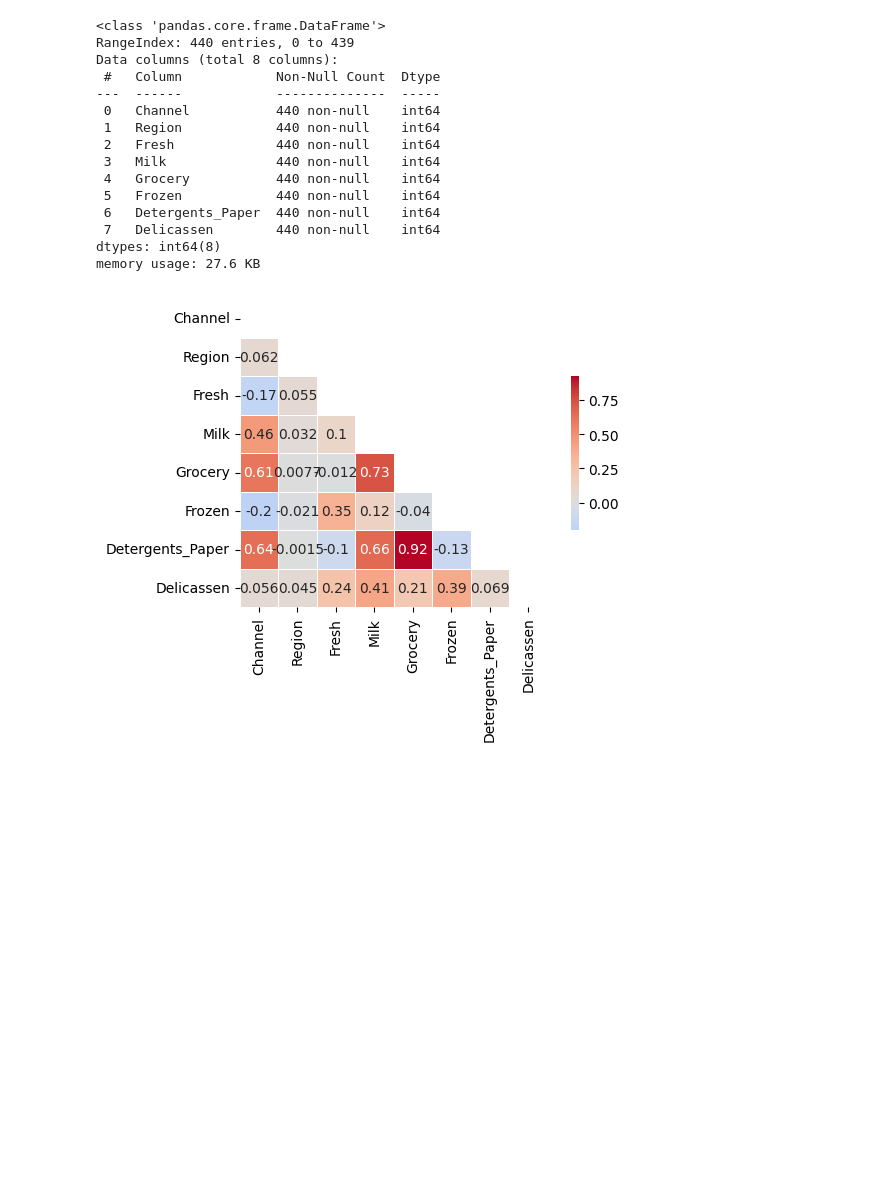
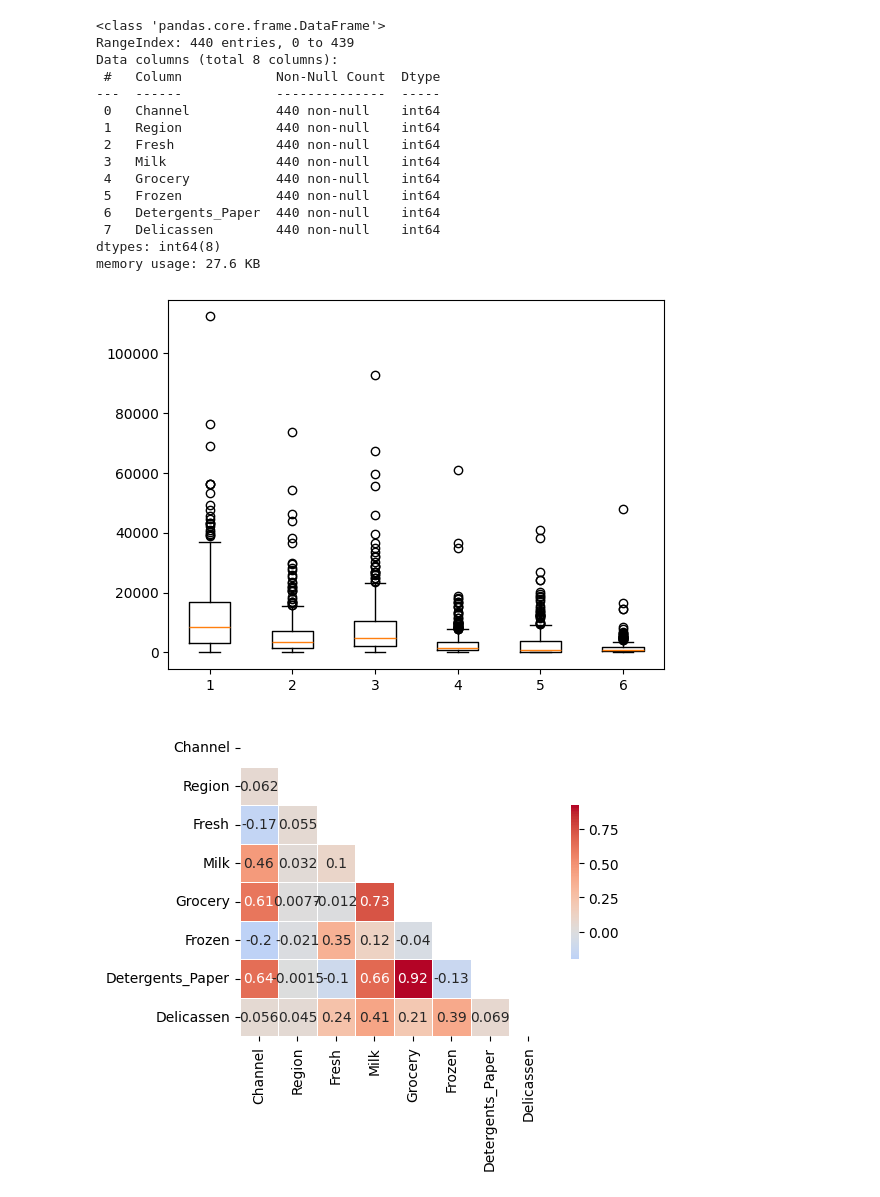
Before and after one commit to Ironhack-Data-Madrid-Octubre-2023/7.4-lab_unsupervised_learning, a Jupyter notebook: your-code/main.ipynb, the cells around one changed output. Cells and saved outputs as stored; diff of their text form; code cells hidden in the pictures; blank space fills up the shorter version.

```diff
--- a/your-code/main.ipynb
+++ b/your-code/main.ipynb
@@ -88,6 +88,14 @@ Data columns (total 8 columns):
  7   Delicassen        440 non-null    int64
 dtypes: int64(8)
 memory usage: 27.6 KB
+# %%
+# Vamos a ver si hay outliers:
+
+estudio = customers[['Fresh', 'Milk', 'Grocery', 'Frozen', 'Detergents_Paper', 'Delicassen']] #no cogemos customer ni region, no nos interesan porque solo son 2/3 números
+
+plt.boxplot(estudio);
+# %% [output]
+[figure, added]
 # %%
 plt.figure(figsize=(6, 4))
 
```
Also changed, not shown: parts of 2 cells of this notebook.
